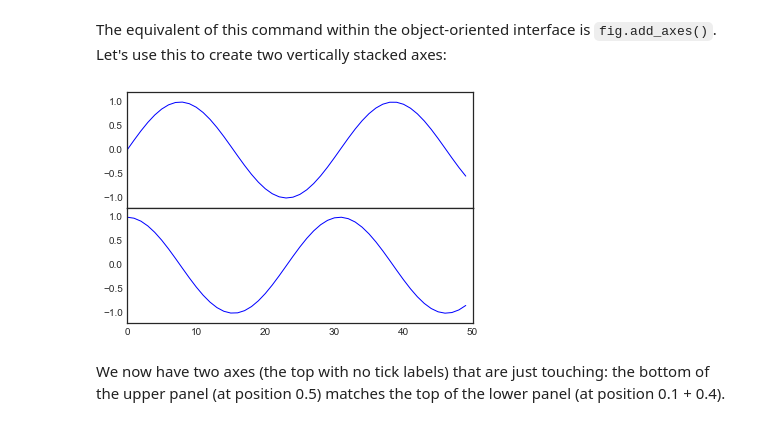
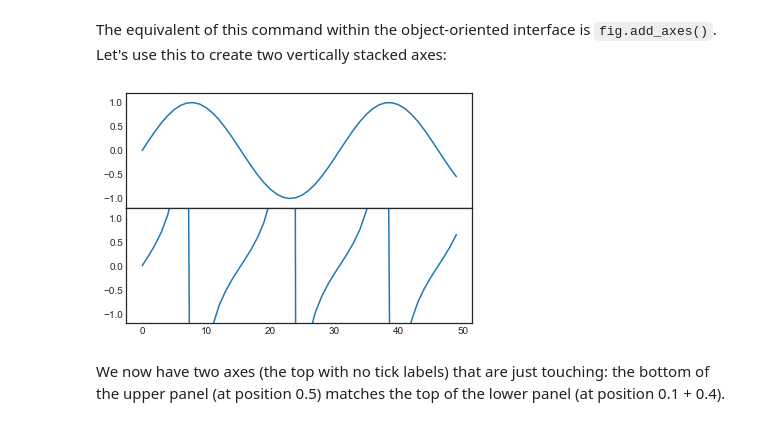
Before and after one commit to donnemartin/data-science-ipython-notebooks, a Jupyter notebook: matplotlib/04.08-Multiple-Subplots.ipynb, the cells around one changed output. Saved outputs shown, nothing was run; the diff lists cells and outputs as text; code cells hidden in the pictures.

```diff
--- a/matplotlib/04.08-Multiple-Subplots.ipynb
+++ b/matplotlib/04.08-Multiple-Subplots.ipynb
@@ -40,15 +40,15 @@ The equivalent of this command within the object-oriented interface is ``fig.add
 # %%
 fig = plt.figure()
 ax1 = fig.add_axes([0.1, 0.5, 0.8, 0.4],
                    xticklabels=[], ylim=(-1.2, 1.2))
 ax2 = fig.add_axes([0.1, 0.1, 0.8, 0.4],
                    ylim=(-1.2, 1.2))
 
 x = np.linspace(0, 10)
 ax1.plot(np.sin(x))
-ax2.plot(np.cos(x));
+ax2.plot(np.tan(x));
 # %% [output]
-[figure, old version]
+[figure, new version]
 # %% [markdown]
 We now have two axes (the top with no tick labels) that are just touching: the bottom of the upper panel (at position 0.5) matches the top of the lower panel (at position 0.1 + 0.4).
 # %% [markdown]
```
Also changed, not shown: parts of 1 cell of this notebook, 1 other file.
